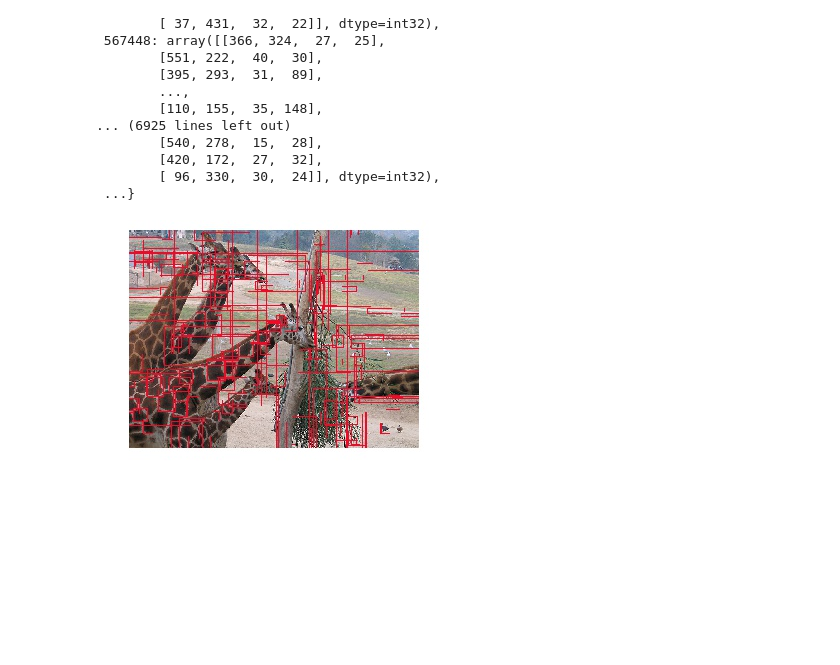
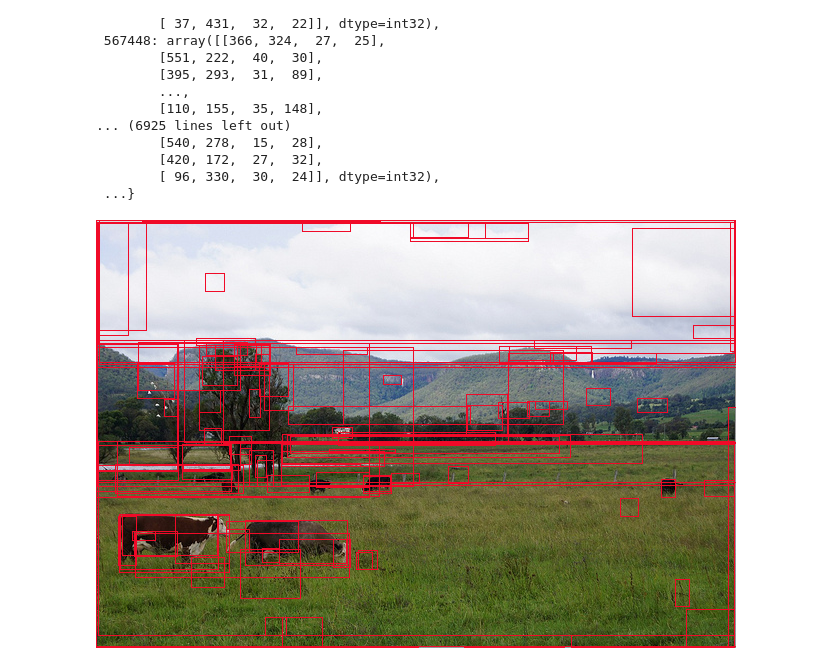
Before and after one commit to kspathak/cse547, a Jupyter notebook: hw3/coco-detection.ipynb, the cells around one changed output. Saved outputs shown, nothing was run; the diff lists cells and outputs as text; code cells hidden in the pictures; blank space fills up the shorter version.

```diff
--- a/hw3/coco-detection.ipynb
+++ b/hw3/coco-detection.ipynb
@@ -306,17 +306,16 @@ bboxes_by_img_id
         [ 96, 330,  30,  24]], dtype=int32),
  ...}
 # %%
-BBOX_IMG_ID = img_id
+BBOX_IMG_ID = 364814
 
 img_bbox = coco.loadImgs([BBOX_IMG_ID])[0]
 img_bbox_pil = Image.open('%s/%s_2/%s'%(dataDir, dataType, img_bbox['file_name'])) # make sure data dir is correct
 draw = ImageDraw.Draw(img_bbox_pil)
-for bbox in bboxes_by_img_id[BBOX_IMG_ID][:256]:
+for bbox in bboxes_by_img_id[BBOX_IMG_ID][:128]:
     x, y, w, h = bbox
     draw.rectangle(((x, y, x+w, y+h)), fill=None, outline=(240, 10, 40)) #RGB
 
-plt.axis('off')
-plt.imshow(img_bbox_pil)
-plt.show();
+img_bbox_pil.save(fp='/local/hw3/bounding_box_sample.png')
+img_bbox_pil
 # %% [output]
-[figure, old version]
+[figure, new version]
```
Also changed, not shown: parts of 3 cells of this notebook, 4 other files.
